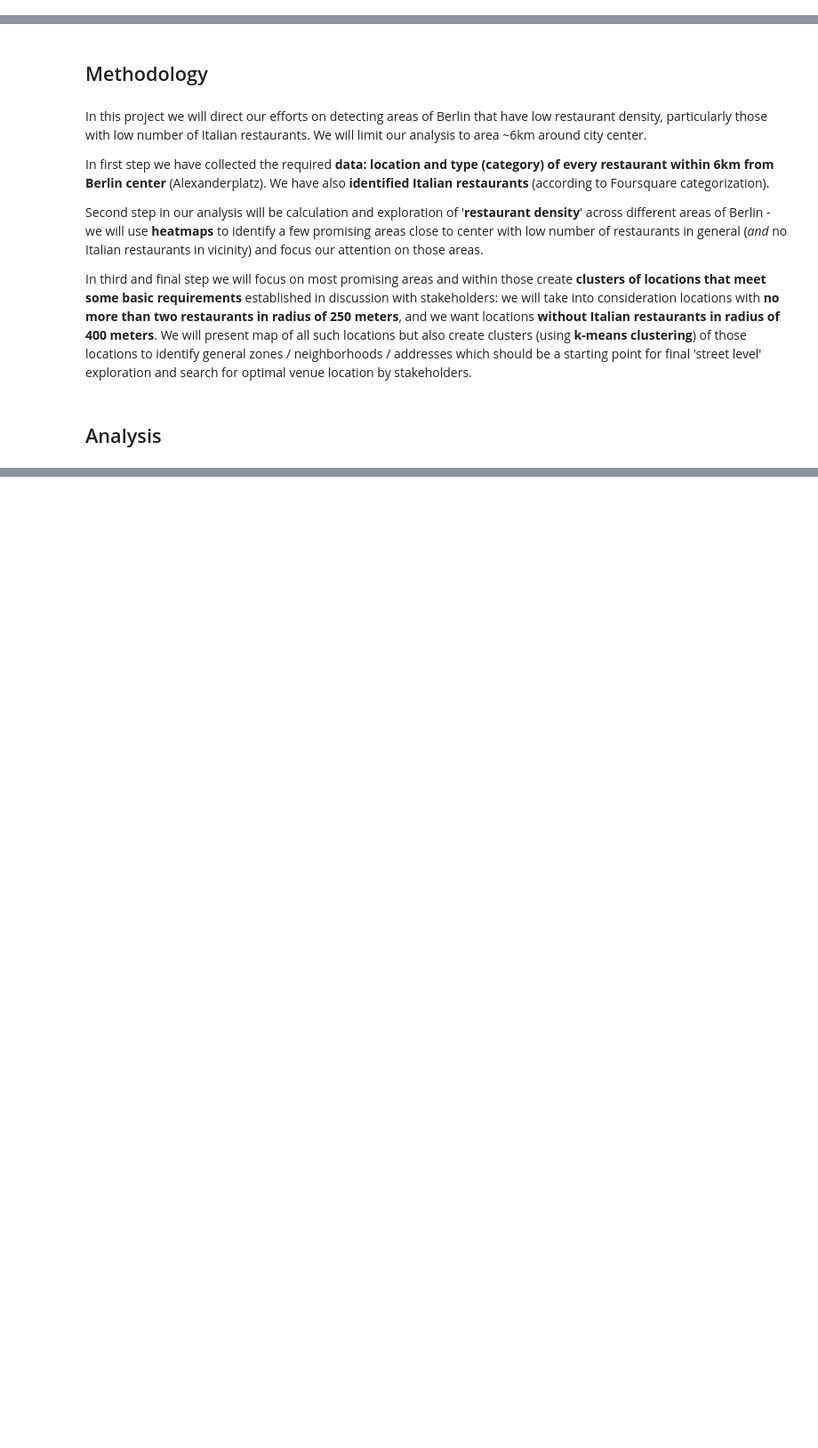
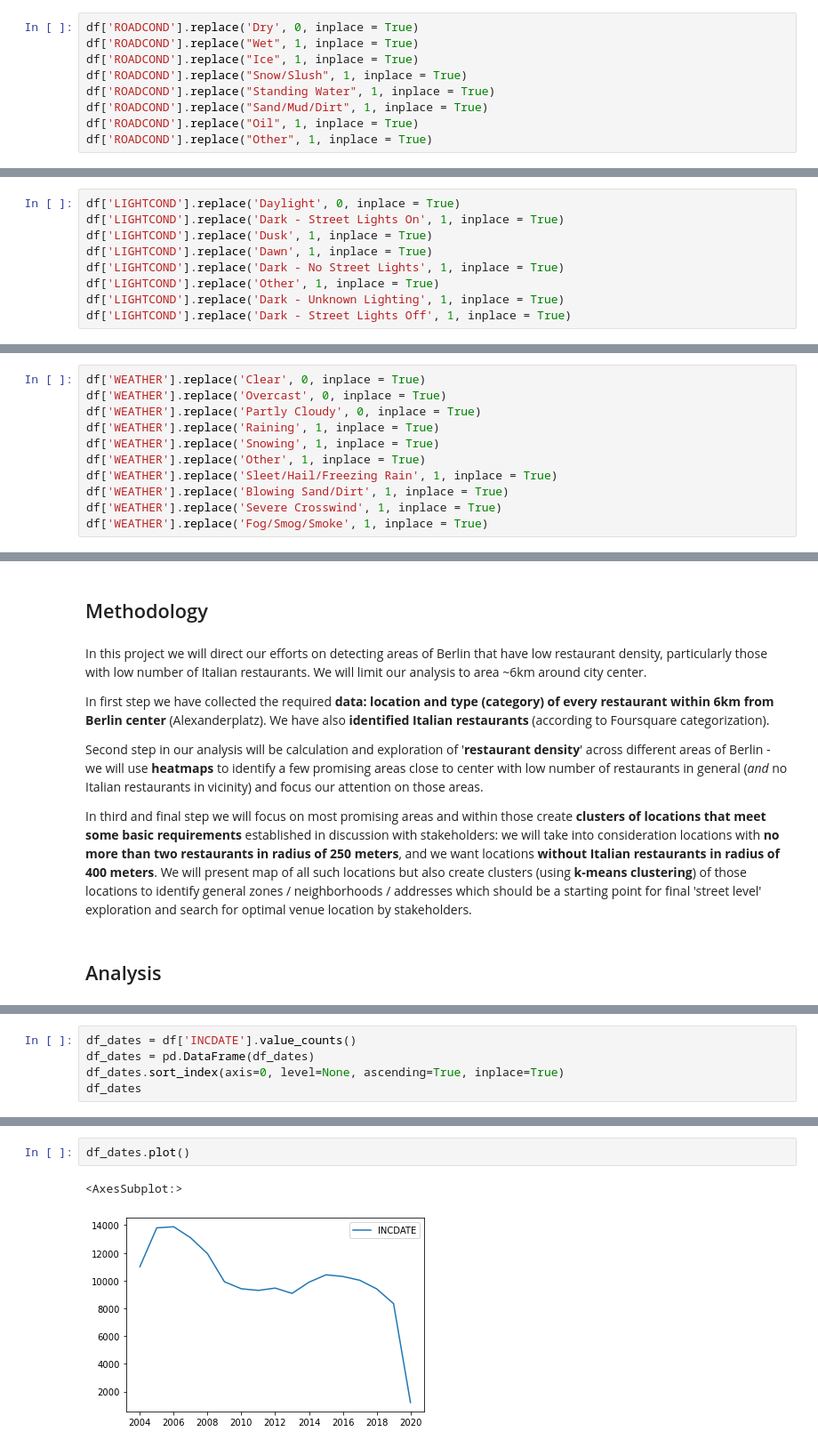
Before and after one commit to TheMadGold/Coursera_Capstone_Wilde, a Jupyter notebook: Coursera capstone.ipynb, the cells around one changed output, grey strips where cells are left out. Shown at 89% size. Saved outputs shown, nothing was run; the diff lists cells and outputs as text; blank space fills up the shorter version.

```diff
--- a/Coursera capstone.ipynb
+++ b/Coursera capstone.ipynb
@@ -194,0 +214,9 @@ Conclusion
+# %%
+df['ROADCOND'].replace('Dry', 0, inplace = True)
+df['ROADCOND'].replace("Wet", 1, inplace = True)
+df['ROADCOND'].replace("Ice", 1, inplace = True)
+df['ROADCOND'].replace("Snow/Slush", 1, inplace = True)
+df['ROADCOND'].replace("Standing Water", 1, inplace = True)
+df['ROADCOND'].replace("Sand/Mud/Dirt", 1, inplace = True)
+df['ROADCOND'].replace("Oil", 1, inplace = True)
+df['ROADCOND'].replace("Other", 1, inplace = True)
@@ -194,0 +237,9 @@ Conclusion
+# %%
+df['LIGHTCOND'].replace('Daylight', 0, inplace = True)
+df['LIGHTCOND'].replace('Dark - Street Lights On', 1, inplace = True)
+df['LIGHTCOND'].replace('Dusk', 1, inplace = True)
+df['LIGHTCOND'].replace('Dawn', 1, inplace = True)
+df['LIGHTCOND'].replace('Dark - No Street Lights', 1, inplace = True)
+df['LIGHTCOND'].replace('Other', 1, inplace = True)
+df['LIGHTCOND'].replace('Dark - Unknown Lighting', 1, inplace = True)
+df['LIGHTCOND'].replace('Dark - Street Lights Off', 1, inplace = True)
@@ -194,0 +262,11 @@ Conclusion
+# %%
+df['WEATHER'].replace('Clear', 0, inplace = True)
+df['WEATHER'].replace('Overcast', 0, inplace = True)
+df['WEATHER'].replace('Partly Cloudy', 0, inplace = True)
+df['WEATHER'].replace('Raining', 1, inplace = True)
+df['WEATHER'].replace('Snowing', 1, inplace = True)
+df['WEATHER'].replace('Other', 1, inplace = True)
+df['WEATHER'].replace('Sleet/Hail/Freezing Rain', 1, inplace = True)
+df['WEATHER'].replace('Blowing Sand/Dirt', 1, inplace = True)
+df['WEATHER'].replace('Severe Crosswind', 1, inplace = True)
+df['WEATHER'].replace('Fog/Smog/Smoke', 1, inplace = True)
@@ -208,0 +305,5 @@ Let's perform some basic explanatory data analysis and derive some additional in
+# %%
+df_dates = df['INCDATE'].value_counts()
+df_dates = pd.DataFrame(df_dates)
+df_dates.sort_index(axis=0, level=None, ascending=True, inplace=True)
+df_dates
@@ -208,0 +329,5 @@ Let's perform some basic explanatory data analysis and derive some additional in
+# %%
+df_dates.plot()
+# %% [output]
+<AxesSubplot:>
+[figure, added]
```
Also changed, not shown: parts of 32 cells of this notebook.
